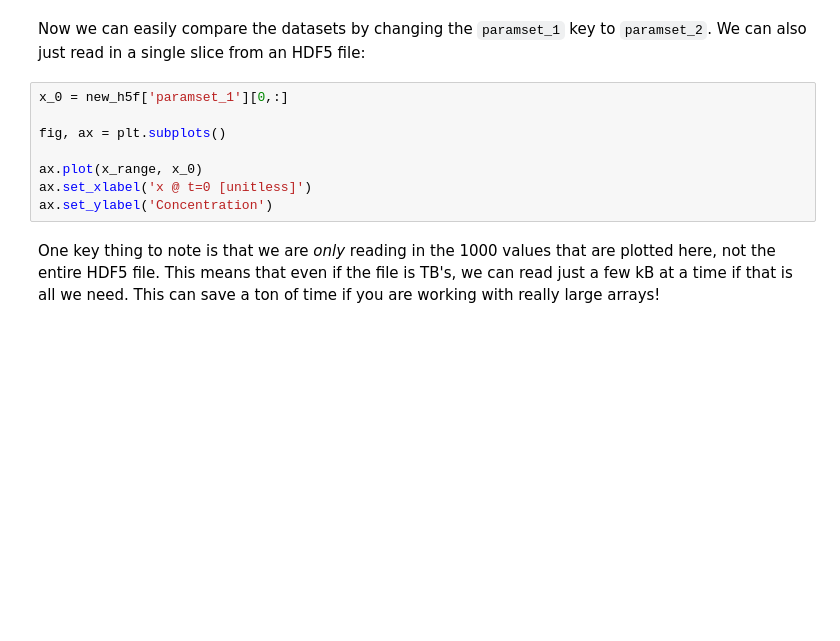
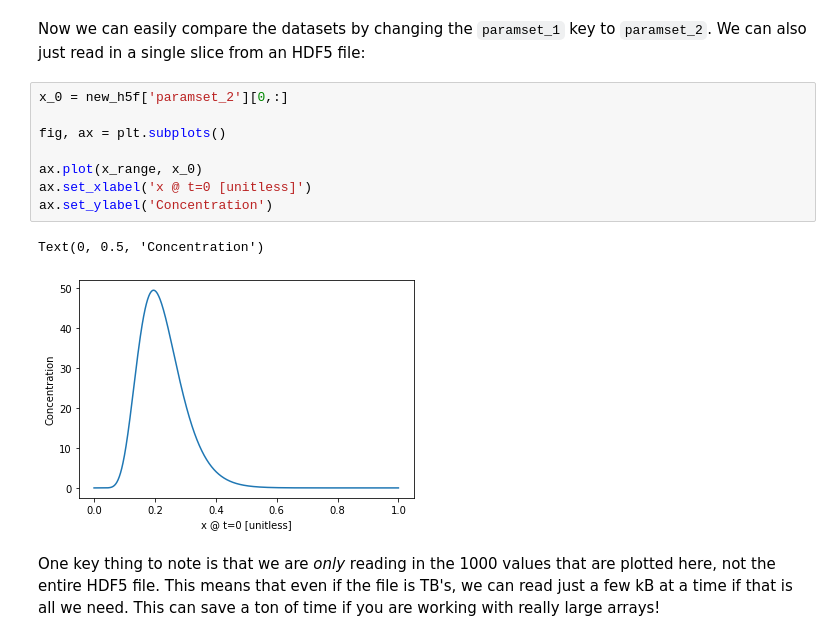
Before and after one commit to medford-group/data_analytics_for_engineers, a Jupyter notebook: modules/3-data_management/data_management.ipynb, the cells around one changed output. Saved outputs shown, nothing was run; the diff lists cells and outputs as text; blank space fills up the shorter version.

```diff
--- a/modules/3-data_management/data_management.ipynb
+++ b/modules/3-data_management/data_management.ipynb
@@ -203,13 +236,16 @@ ax.set_ylabel('Position [unitless]')
 # %% [markdown]
 Now we can easily compare the datasets by changing the `paramset_1` key to `paramset_2`. We can also just read in a single slice from an HDF5 file:
 # %%
-x_0 = new_h5f['paramset_1'][0,:]
+x_0 = new_h5f['paramset_2'][0,:]
 
 fig, ax = plt.subplots()
 
 ax.plot(x_range, x_0)
 ax.set_xlabel('x @ t=0 [unitless]')
 ax.set_ylabel('Concentration')
+# %% [output]
+Text(0, 0.5, 'Concentration')
+[figure, added]
 # %% [markdown]
 One key thing to note is that we are *only* reading in the 1000 values that are plotted here, not the entire HDF5 file. This means that even if the file is TB's, we can read just a few kB at a time if that is all we need. This can save a ton of time if you are working with really large arrays!
 # %% [markdown]
```
Also changed, not shown: parts of 70 cells of this notebook.
